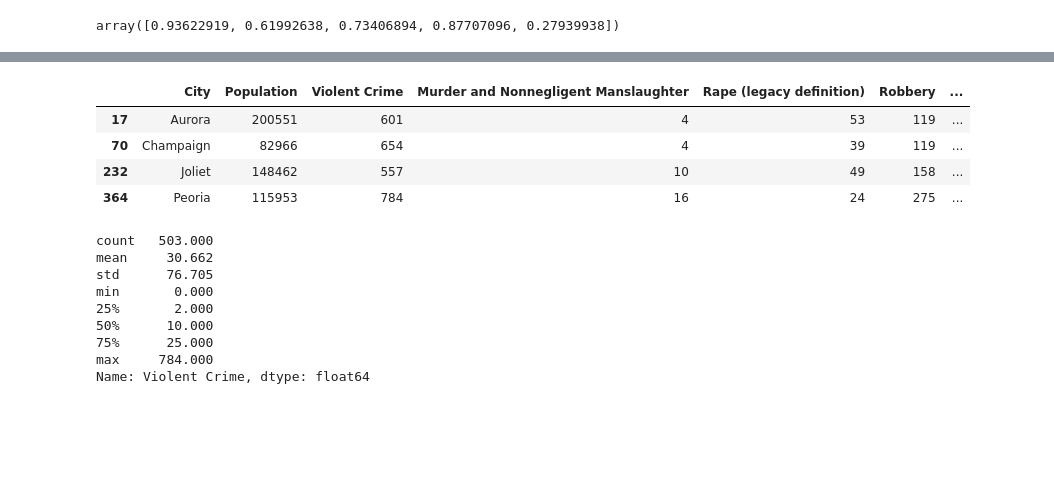
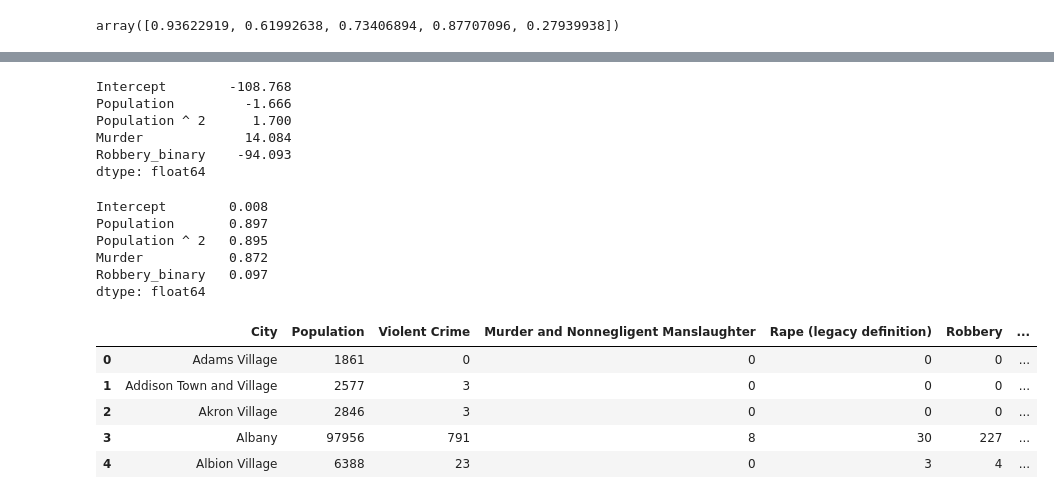
Before and after one commit to ayan1995/Thinkful, a Jupyter notebook: Bootcamp/Unit 2 Supervised Learning/Lesson 4 Linear Regression/Multivariable Regression Model.ipynb, the cells around one changed output, grey strips where cells are left out. Drawn from its saved outputs; the diff is of its cells as text; code cells hidden in the pictures; blank space fills up the shorter version.

```diff
--- a/Bootcamp/Unit 2 Supervised Learning/Lesson 4 Linear Regression/Multivariable Regression Model.ipynb
+++ b/Bootcamp/Unit 2 Supervised Learning/Lesson 4 Linear Regression/Multivariable Regression Model.ipynb
@@ -238,20 +154,0 @@ df1.describe()
-# %%
-df1[df1['Violent Crime']>500]
-# %% [output]
-|  | City | Population | Violent Crime | Murder and Nonnegligent Manslaughter | Rape (legacy definition) | Robbery | ... |
-| 17 | Aurora | 200551 | 601 | 4 | 53 | 119 | ... |
-| 70 | Champaign | 82966 | 654 | 4 | 39 | 119 | ... |
-| 232 | Joliet | 148462 | 557 | 10 | 49 | 158 | ... |
-| 364 | Peoria | 115953 | 784 | 16 | 24 | 275 | ... |
-# %%
-df1['Violent Crime'].describe()
-# %% [output]
-count   503.000
-mean     30.662
-std      76.705
-min       0.000
-25%       2.000
-50%      10.000
-75%      25.000
-max     784.000
-Name: Violent Crime, dtype: float64
@@ -257,0 +161,27 @@ Name: Violent Crime, dtype: float64
+# %%
+lm.params
+# %% [output]
+Intercept        -108.768
+Population         -1.666
+Population ^ 2      1.700
+Murder             14.084
+Robbery_binary    -94.093
+dtype: float64
+# %%
+lm.pvalues
+# %% [output]
+Intercept        0.008
+Population       0.897
+Population ^ 2   0.895
+Murder           0.872
+Robbery_binary   0.097
+dtype: float64
+# %%
+df.head()
+# %% [output]
+|  | City | Population | Violent Crime | Murder and Nonnegligent Manslaughter | Rape (legacy definition) | Robbery | ... |
+| 0 | Adams Village | 1861 | 0 | 0 | 0 | 0 | ... |
+| 1 | Addison Town and Village | 2577 | 3 | 0 | 0 | 0 | ... |
+| 2 | Akron Village | 2846 | 3 | 0 | 0 | 0 | ... |
+| 3 | Albany | 97956 | 791 | 8 | 30 | 227 | ... |
+| 4 | Albion Village | 6388 | 23 | 0 | 3 | 4 | ... |
```
Also changed, not shown: parts of 16 cells of this notebook, 2 other files.
